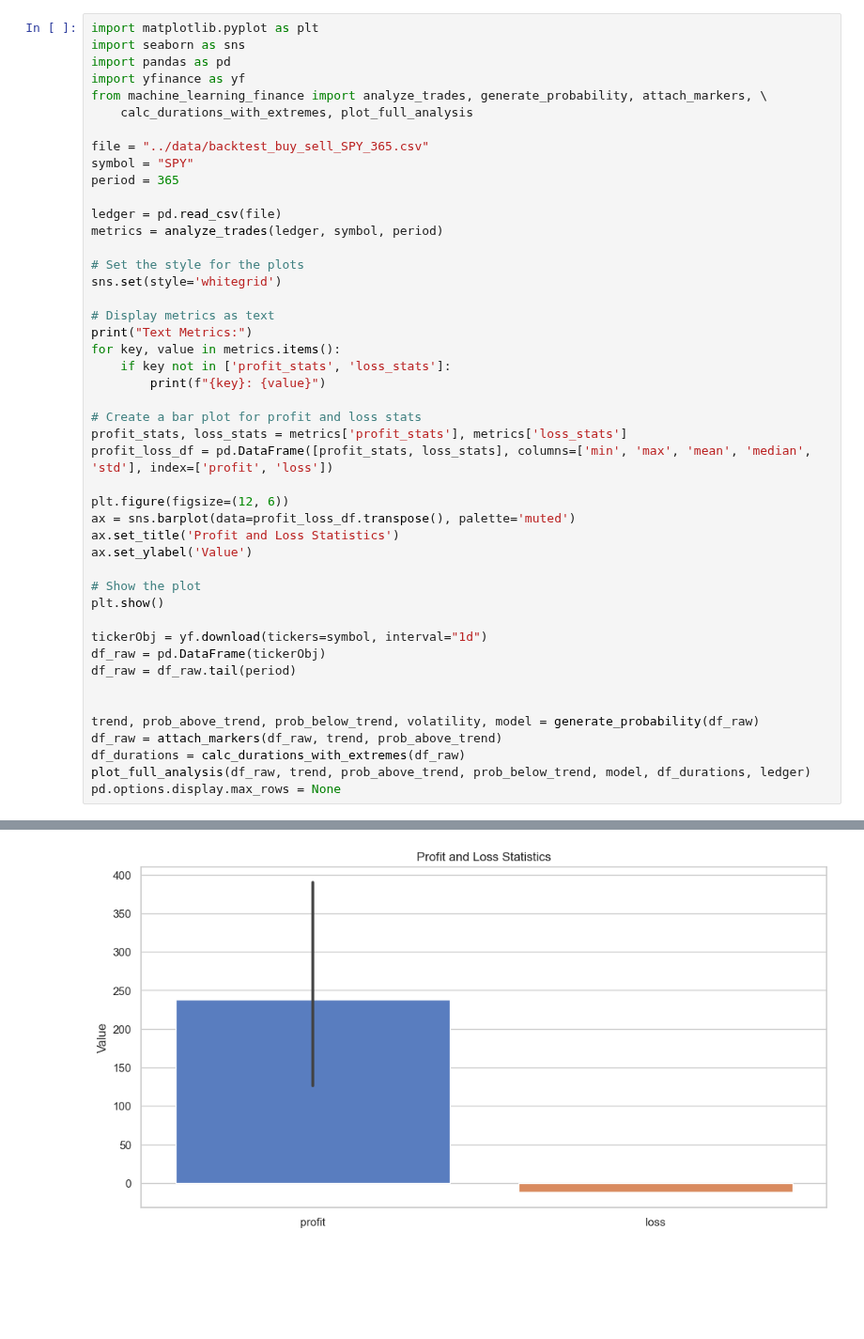
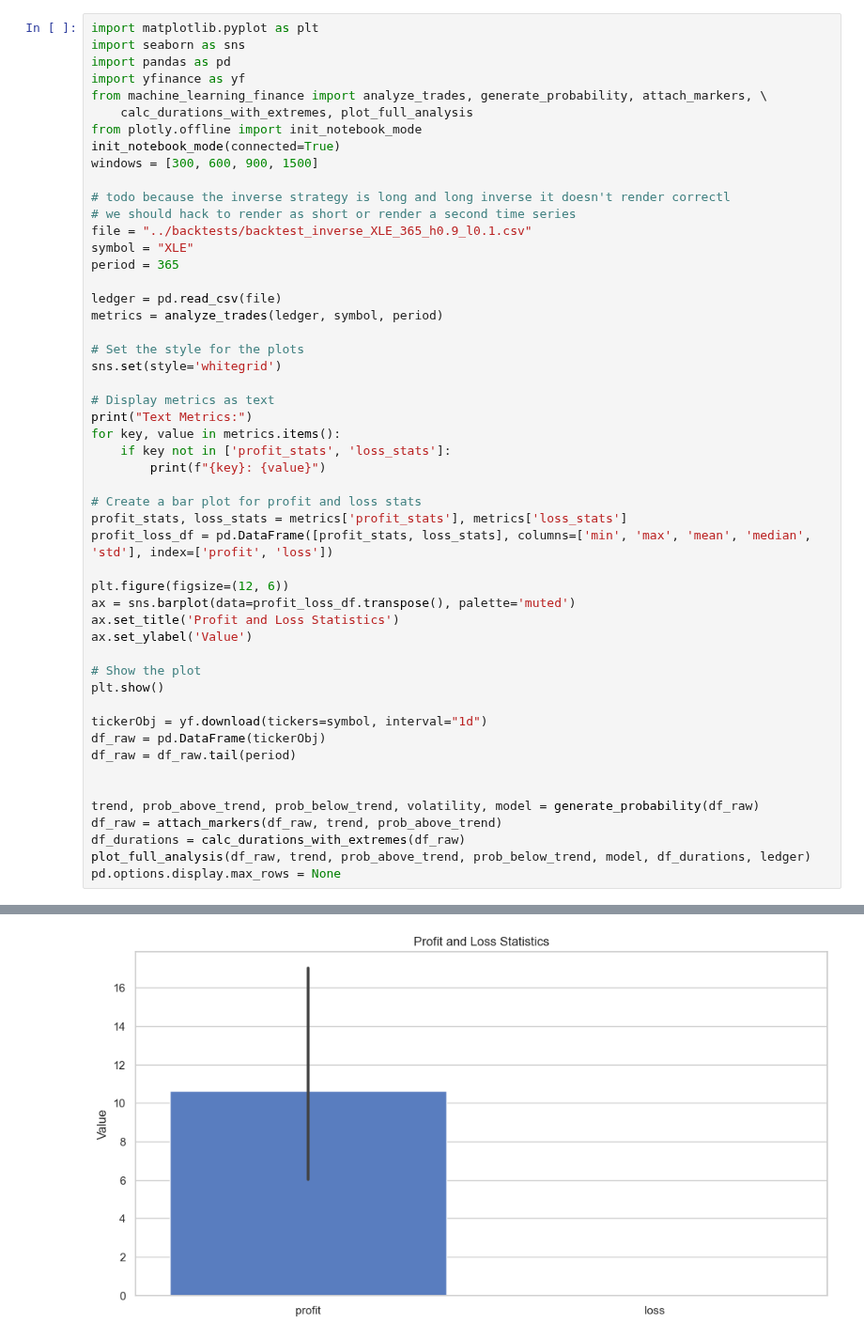
Before and after one commit to j03m/alfred, a Jupyter notebook: notebooks/back_test_visualizer.ipynb, the cells around one changed output, grey strips where cells are left out. Shown at 94% size. Cells and saved outputs as stored; diff of their text form; blank space fills up the shorter version.

```diff
--- a/notebooks/back_test_visualizer.ipynb
+++ b/notebooks/back_test_visualizer.ipynb
@@ -5,9 +5,14 @@ import pandas as pd
 import yfinance as yf
 from machine_learning_finance import analyze_trades, generate_probability, attach_markers, \
     calc_durations_with_extremes, plot_full_analysis
+from plotly.offline import init_notebook_mode
+init_notebook_mode(connected=True)
+windows = [300, 600, 900, 1500]
 
-file = "../data/backtest_buy_sell_SPY_365.csv"
-symbol = "SPY"
+# todo because the inverse strategy is long and long inverse it doesn't render correctl
+# we should hack to render as short or render a second time series
+file = "../backtests/backtest_inverse_XLE_365_h0.9_l0.1.csv"
+symbol = "XLE"
 period = 365
 
 ledger = pd.read_csv(file)
@@ -57 +66 @@ performance_against_buy_and_hold: -0.1175011262074177
-[figure, old version]
+[figure, new version]
```
Also changed, not shown: parts of 1 cell of this notebook, 1 other file.
